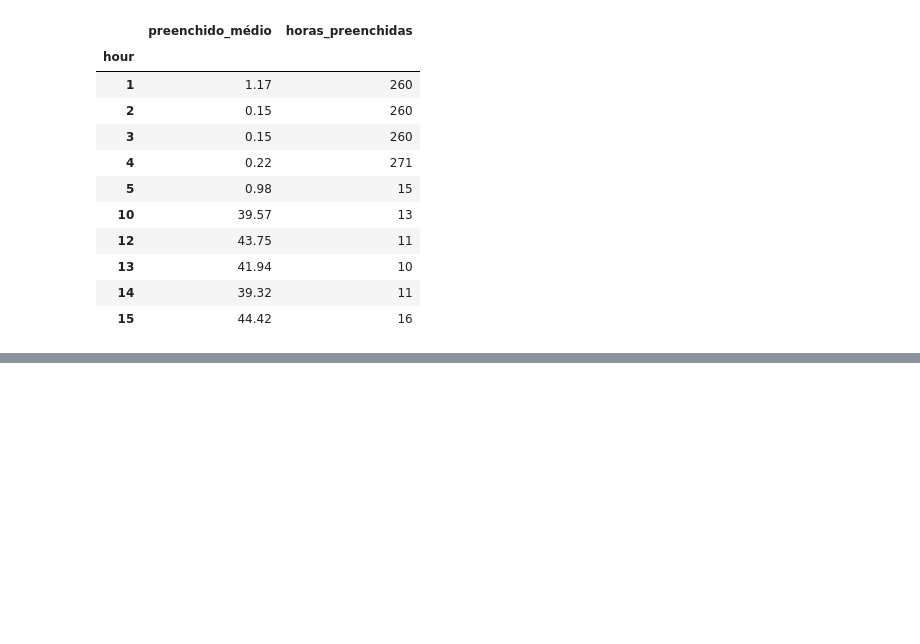
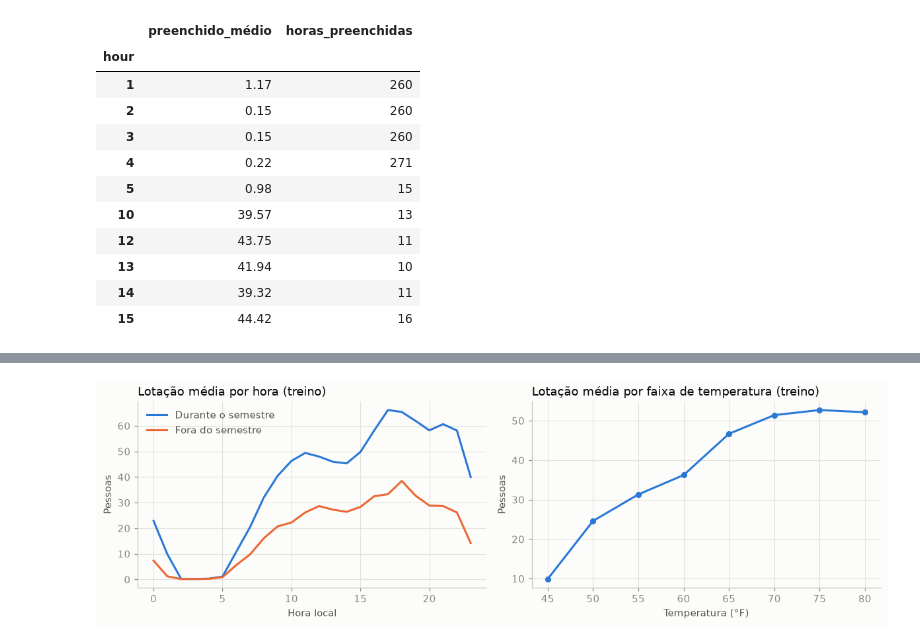
Before and after one commit to GabrielcMiranda/gym-crowndedness-forecasting, a Jupyter notebook: notebooks/02_previsao_lotacao_lstm.ipynb, the cells around one changed output, grey strips where cells are left out. Saved outputs shown, nothing was run; the diff lists cells and outputs as text; code cells hidden in the pictures; blank space fills up the shorter version.

```diff
--- a/notebooks/02_previsao_lotacao_lstm.ipynb
+++ b/notebooks/02_previsao_lotacao_lstm.ipynb
@@ -657,0 +702,20 @@ Horas preenchidas depois da correção:
+# %%
+semester_profile = training_readings.groupby(["is_during_semester", "hour"])["number_people"].mean().unstack(level=0)
+temperature_bins = training_readings["temperature"].div(5).round().mul(5)
+temperature_profile = training_readings.groupby(temperature_bins)["number_people"].agg(["mean", "size"]).query("size >= 100")
+
+fig, (semester_axis, temperature_axis) = plt.subplots(1, 2, figsize=(11, 3.5))
+semester_axis.plot(semester_profile.index, semester_profile[1], color=BLUE, linewidth=2, label="Durante o semestre")
+semester_axis.plot(semester_profile.index, semester_profile[0], color=ORANGE, linewidth=2, label="Fora do semestre")
+semester_axis.set_title("Lotação média por hora (treino)")
+semester_axis.set_xlabel("Hora local")
+semester_axis.set_ylabel("Pessoas")
+semester_axis.legend(loc="upper left")
+temperature_axis.plot(temperature_profile.index, temperature_profile["mean"], color=BLUE, linewidth=2, marker="o", markersize=5)
+temperature_axis.set_title("Lotação média por faixa de temperatura (treino)")
+temperature_axis.set_xlabel("Temperatura (°F)")
+temperature_axis.set_ylabel("Pessoas")
+fig.tight_layout()
+plt.show()
+# %% [output]
+[figure, added]
```
Also changed, not shown: parts of 6 cells of this notebook.
